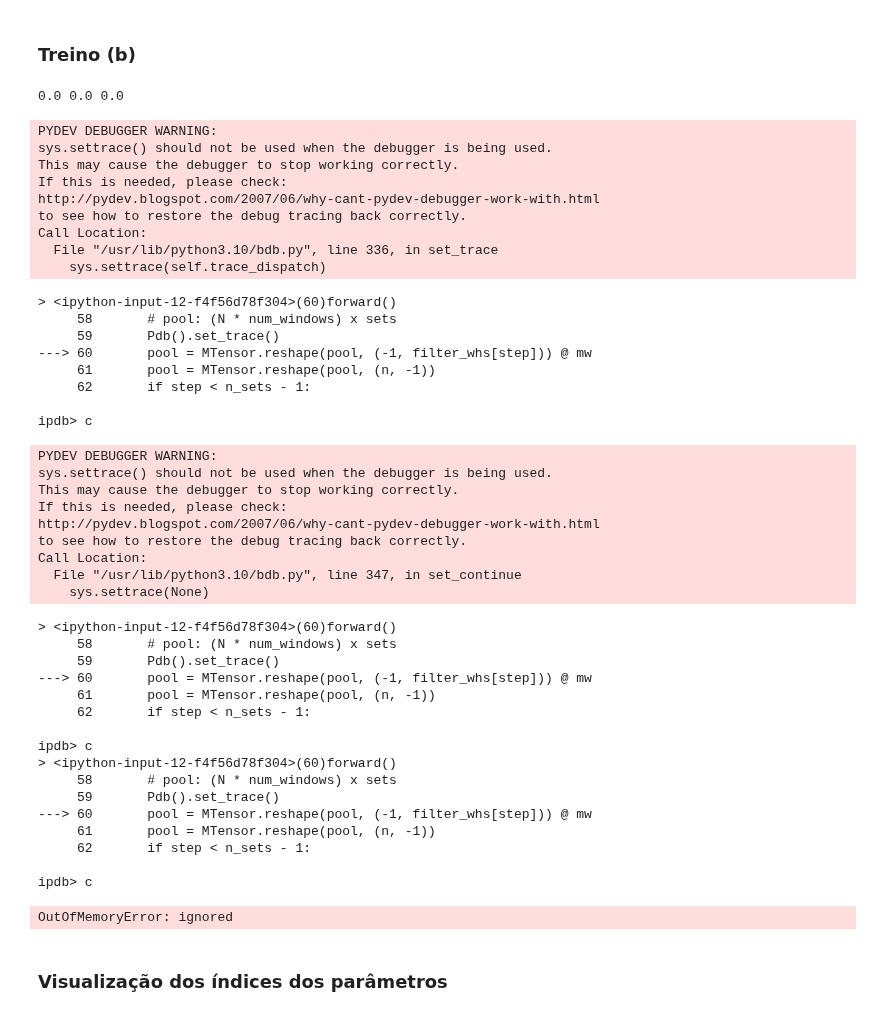
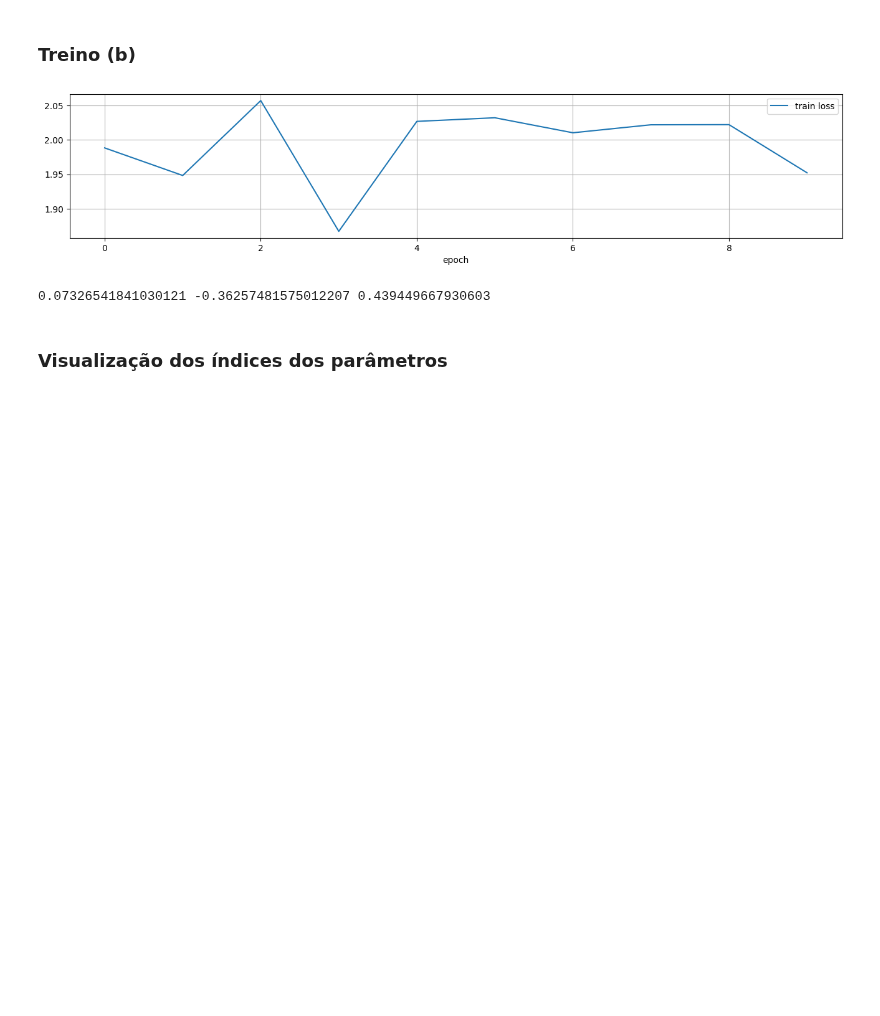
Before and after one commit to Ronnypetson/titanic, a Jupyter notebook: MNIST_Maromba.ipynb, the cells around one changed output. Saved outputs shown, nothing was run; the diff lists cells and outputs as text; code cells hidden in the pictures; blank space fills up the shorter version.

```diff
--- a/MNIST_Maromba.ipynb
+++ b/MNIST_Maromba.ipynb
@@ -829,7 +859,7 @@ idxs, _idxs = None, None
 
 from sklearn.neighbors import NearestNeighbors
 
-def idxhood(xidx, ws, stride, sample=False):
+def idxhood(xidx, ws, stride=None, num_sets=None, sample=False):
   xidx = xidx.reshape(-1, xidx.shape[-1]).cpu().detach().numpy()
   # set desired number of neighbors
   nneigh = int(np.prod(ws))
@@ -837,8 +867,9 @@ def idxhood(xidx, ws, stride, sample=False):
   neigh.fit(xidx)
   # select indices of k nearest neighbors of the vectors in the input list
   if sample:
-    num_samples = (len(xidx) + (len(xidx) % stride)) // stride
-    subidx = np.random.choice(len(xidx), size=num_samples, replace=False)
+    if num_sets is None:
+      num_sets = (len(xidx) + (len(xidx) % stride)) // stride
+    subidx = np.random.choice(len(xidx), size=num_sets, replace=False)
     all_hoods = neigh.kneighbors(
         xidx[subidx], return_distance=False
     ).reshape(-1)
@@ -1660,21 +1697,26 @@ MTensor._soft_kernel(y_pred.idx, img_dim)[0]
 # %% [markdown]
 ### Treino (b)
 # %%
-hidden_dim = 50
-start_mode = True
+hidden_dim = 100
+start_mode = False
 valid_mode = False
 
 # TODO: Visualize conv layer output
 config = {
-    # 2 Convs + 2 fully-connected
-    "strides": [2,      2,      784,        784            ],
-    "sets":    [2,      2,      hidden_dim, num_classes    ],
-    "samples": [(3, 3), (4, 4), (784, 1),   (hidden_dim, 1)],
+    # 2 Convs + 1 fully-connected
+    "features": {
+        "sets":    [392,    392,    1,],
+        "samples": [9,      9,      392,],
+    },
+    "params": {
+        "sets":    [2,      2,      num_classes,],
+        "samples": [(3, 3), (3, 3), (hidden_dim, 1),],
+    },
 }
 
-tot_samples = [np.prod(smp) for smp in config["samples"]]
-conv_params = int(np.dot(config["sets"][:2], tot_samples[:2]))
-n_params = int(np.dot(config["sets"], tot_samples))
+tot_samples = [np.prod(smp) for smp in config["params"]["samples"]]
+conv_params = int(np.dot(config["params"]["sets"][:-1], tot_samples[:-1]))
+n_params = int(np.dot(config["params"]["sets"], tot_samples))
 
 if start_mode:
   model = MModule4(
@@ -1720,77 +1762,35 @@ for epoch in range(num_epochs):
     train_log["epoch"].append(epoch)
   if valid_mode:
     model.eval()
     with torch.no_grad():
       for x, y in iter(test_data_loader):
         x = x.to(device)
         y = y.to(device)
         x, y = prepare_input(x, y, device=device)
         y_pred = model.forward(x)
         loss = maromba_loss(y, y_pred)
         acc = maromba_accuracy(y, y_pred)
         train_log["eval loss"].append(loss.item())
         train_log["train loss"].append(np.nan)
         train_log["acc"].append(acc.item())
         train_log["set"].append("eval")
         train_log["epoch"].append(epoch)
     group_cols = ["epoch", "train loss", "eval loss", "acc"]
   else:
     group_cols = ["epoch", "train loss"]
   df_train = pd.DataFrame(train_log)
   display.clear_output(wait=True)
   (
     df_train[group_cols]
     .groupby("epoch")
     .agg(lambda x: x.median(skipna=True))
     # .tail(200)
     .plot(figsize=(16, 3), grid=True)
   )
   plt.show()
 # %% [output]
+[figure, added]
-0.0 0.0 0.0
+0.07326541841030121 -0.36257481575012207 0.439449667930603
-PYDEV DEBUGGER WARNING:
-sys.settrace() should not be used when the debugger is being used.
-This may cause the debugger to stop working correctly.
-If this is needed, please check:
-http://pydev.blogspot.com/2007/06/why-cant-pydev-debugger-work-with.html
-to see how to restore the debug tracing back correctly.
-Call Location:
-  File "/usr/lib/python3.10/bdb.py", line 336, in set_trace
-    sys.settrace(self.trace_dispatch)
-> <ipython-input-12-f4f56d78f304>(60)forward()
-     58       # pool: (N * num_windows) x sets
-     59       Pdb().set_trace()
----> 60       pool = MTensor.reshape(pool, (-1, filter_whs[step])) @ mw
-     61       pool = MTensor.reshape(pool, (n, -1))
-     62       if step < n_sets - 1:
-
-ipdb> c
-PYDEV DEBUGGER WARNING:
-sys.settrace() should not be used when the debugger is being used.
-This may cause the debugger to stop working correctly.
-If this is needed, please check:
-http://pydev.blogspot.com/2007/06/why-cant-pydev-debugger-work-with.html
-to see how to restore the debug tracing back correctly.
-Call Location:
-  File "/usr/lib/python3.10/bdb.py", line 347, in set_continue
-    sys.settrace(None)
-> <ipython-input-12-f4f56d78f304>(60)forward()
-     58       # pool: (N * num_windows) x sets
-     59       Pdb().set_trace()
----> 60       pool = MTensor.reshape(pool, (-1, filter_whs[step])) @ mw
-     61       pool = MTensor.reshape(pool, (n, -1))
-     62       if step < n_sets - 1:
-
-ipdb> c
-> <ipython-input-12-f4f56d78f304>(60)forward()
-     58       # pool: (N * num_windows) x sets
-     59       Pdb().set_trace()
----> 60       pool = MTensor.reshape(pool, (-1, filter_whs[step])) @ mw
-     61       pool = MTensor.reshape(pool, (n, -1))
-     62       if step < n_sets - 1:
-
-ipdb> c
-OutOfMemoryError: ignored
 # %% [markdown]
 ### Visualização dos índices dos parâmetros
 # %%
```
Also changed, not shown: parts of 2 cells of this notebook.
